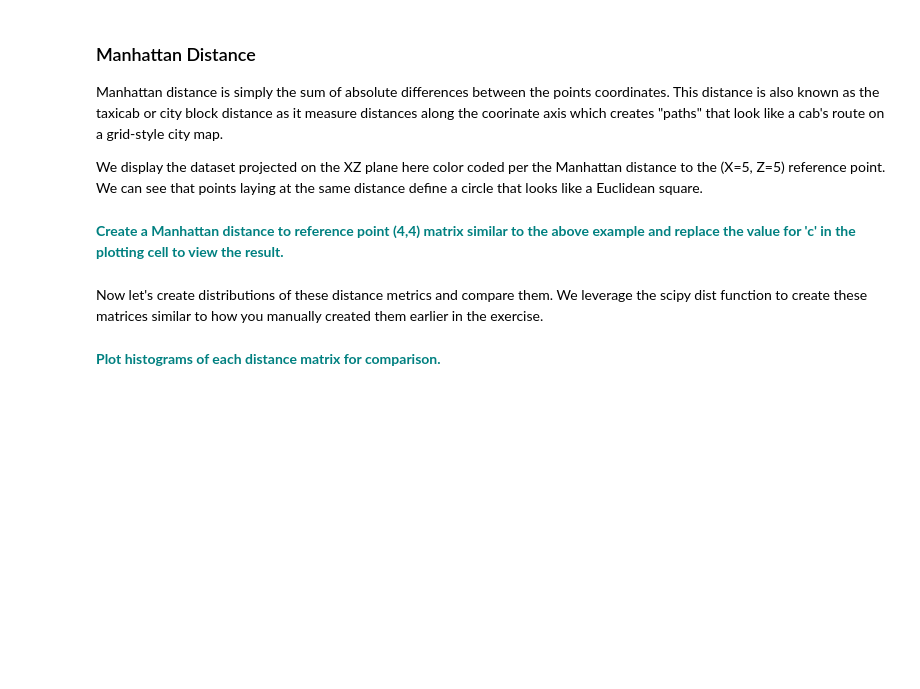
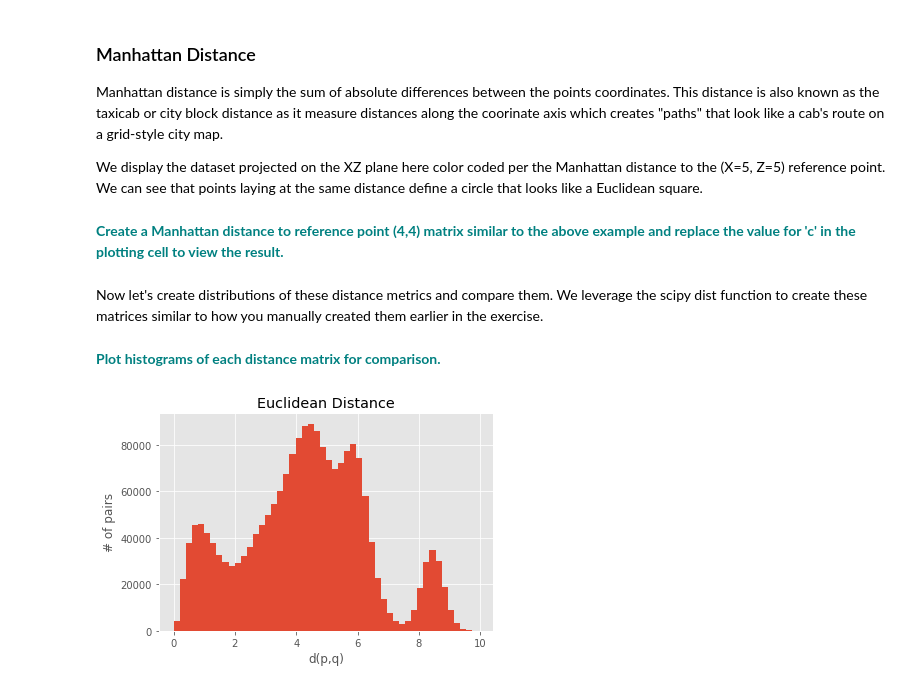
Before and after one commit to Kevin-Kwasnik/case-study--euclidian-manhattan-distance, a Jupyter notebook: Euclidean_and_Manhattan_Distances_Case_Study.ipynb, the cells around one changed output. Drawn from its saved outputs; the diff is of its cells as text; code cells hidden in the pictures; blank space fills up the shorter version.

Commit message:
distance distribution

```diff
--- a/Euclidean_and_Manhattan_Distances_Case_Study.ipynb
+++ b/Euclidean_and_Manhattan_Distances_Case_Study.ipynb
@@ -91,3 +76,11 @@ DistManhattan = dist.pdist(mat, 'cityblock')
 largeMat = np.random.random((10000,100))
 # %% [markdown]
 **<font color='teal'>Plot histograms of each distance matrix for comparison.</font>**
+# %%
+plt.hist(DistEuclid, bins=50)
+plt.title("Euclidean Distance")
+plt.xlabel('d(p,q)')
+plt.ylabel('# of pairs')
+plt.show()
+# %% [output]
+[figure, added]
```
Also changed, not shown: parts of 2 cells of this notebook.
